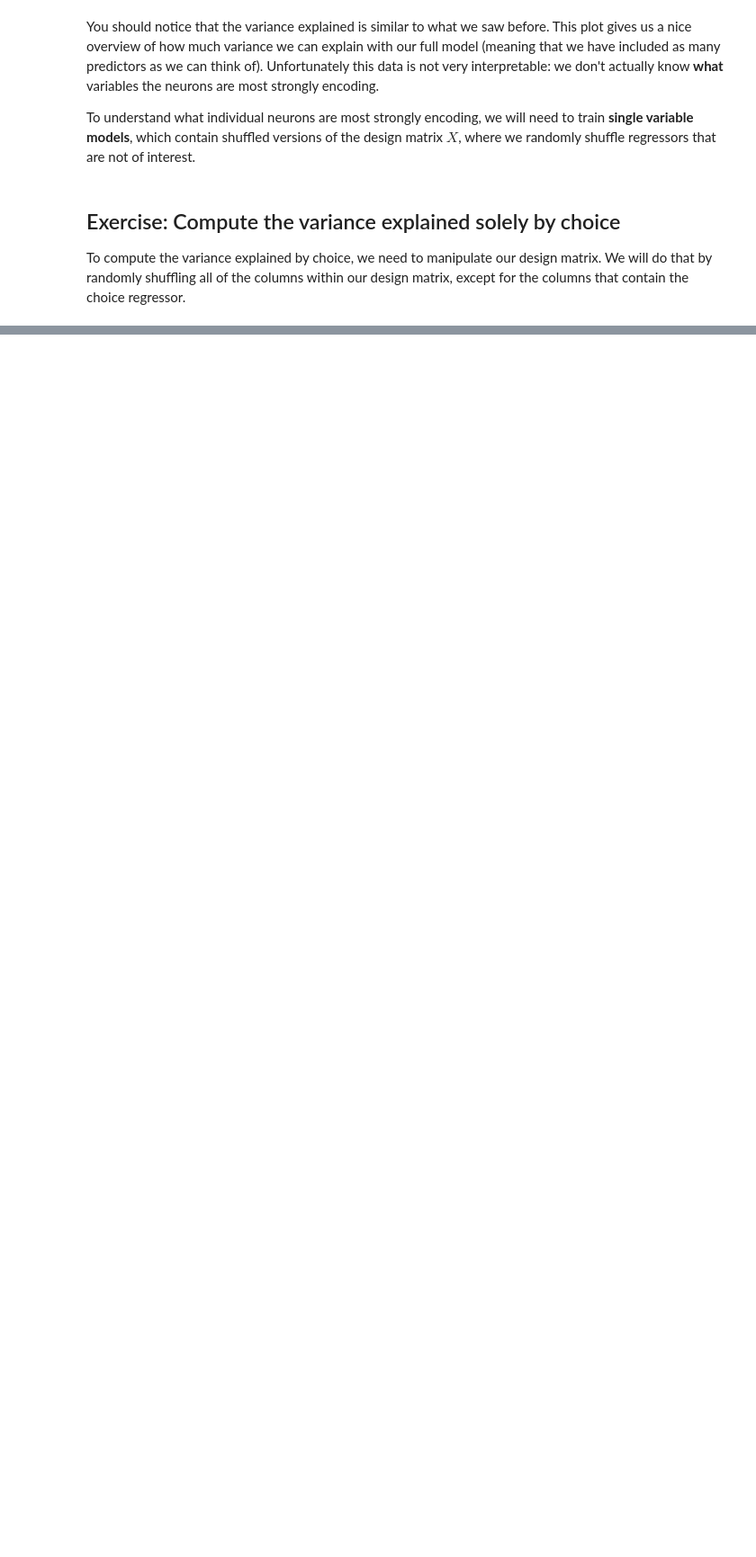
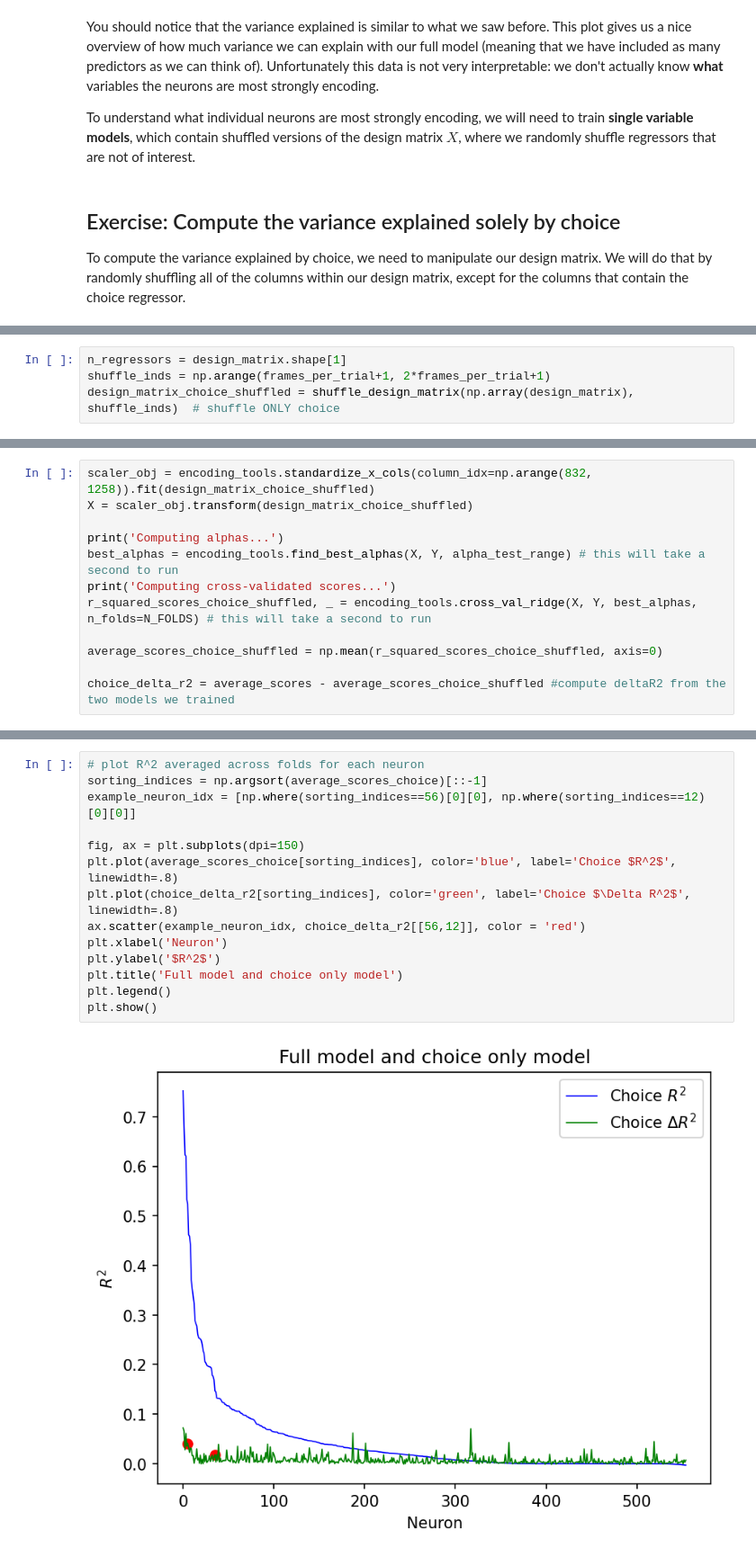
Before and after one commit to churchlandlab/DataSAI_summer_school, a Jupyter notebook: 3_Design_Matrix.ipynb, the cells around one changed output, grey strips where cells are left out. Shown: that part at 90% size. Drawn from its saved outputs; the diff is of its cells as text; blank space fills up the shorter version.

```diff
--- a/3_Design_Matrix.ipynb
+++ b/3_Design_Matrix.ipynb
@@ -129,0 +183,4 @@ To compute the variance explained by choice, we need to manipulate our design ma
+# %%
+n_regressors = design_matrix.shape[1]
+shuffle_inds = np.arange(frames_per_trial+1, 2*frames_per_trial+1)
+design_matrix_choice_shuffled = shuffle_design_matrix(np.array(design_matrix), shuffle_inds)  # shuffle ONLY choice
@@ -129,0 +189,12 @@ To compute the variance explained by choice, we need to manipulate our design ma
+# %%
+scaler_obj = encoding_tools.standardize_x_cols(column_idx=np.arange(832, 1258)).fit(design_matrix_choice_shuffled)
+X = scaler_obj.transform(design_matrix_choice_shuffled)
+
+print('Computing alphas...')
+best_alphas = encoding_tools.find_best_alphas(X, Y, alpha_test_range) # this will take a second to run
+print('Computing cross-validated scores...')
+r_squared_scores_choice_shuffled, _ = encoding_tools.cross_val_ridge(X, Y, best_alphas, n_folds=N_FOLDS) # this will take a second to run
+
+average_scores_choice_shuffled = np.mean(r_squared_scores_choice_shuffled, axis=0)
+
+choice_delta_r2 = average_scores - average_scores_choice_shuffled #compute deltaR2 from the two models we trained
@@ -129,0 +206,16 @@ To compute the variance explained by choice, we need to manipulate our design ma
+# %%
+# plot R^2 averaged across folds for each neuron
+sorting_indices = np.argsort(average_scores_choice)[::-1]
+example_neuron_idx = [np.where(sorting_indices==56)[0][0], np.where(sorting_indices==12)[0][0]]
+
+fig, ax = plt.subplots(dpi=150)
+plt.plot(average_scores_choice[sorting_indices], color='blue', label='Choice $R^2$', linewidth=.8)
+plt.plot(choice_delta_r2[sorting_indices], color='green', label='Choice $\Delta R^2$', linewidth=.8)
+ax.scatter(example_neuron_idx, choice_delta_r2[[56,12]], color = 'red')
+plt.xlabel('Neuron')
+plt.ylabel('$R^2$')
+plt.title('Full model and choice only model')
+plt.legend()
+plt.show()
+# %% [output]
+[figure, added]
```
Also changed, not shown: parts of 18 cells of this notebook.
